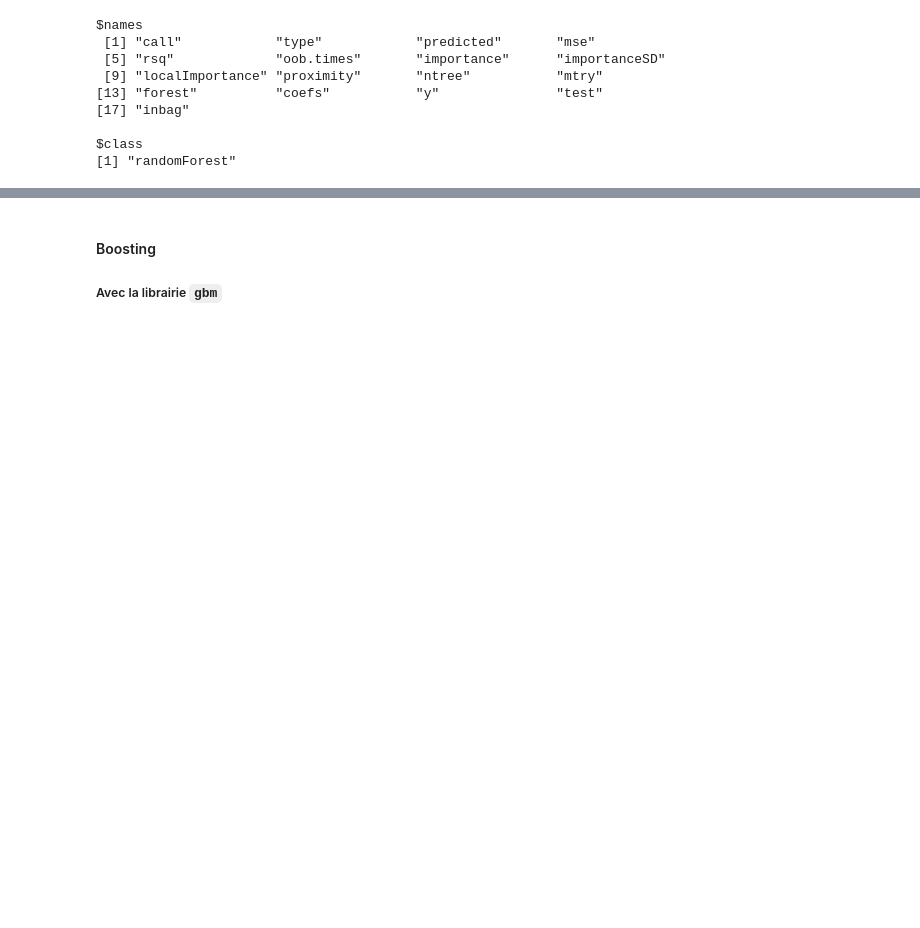
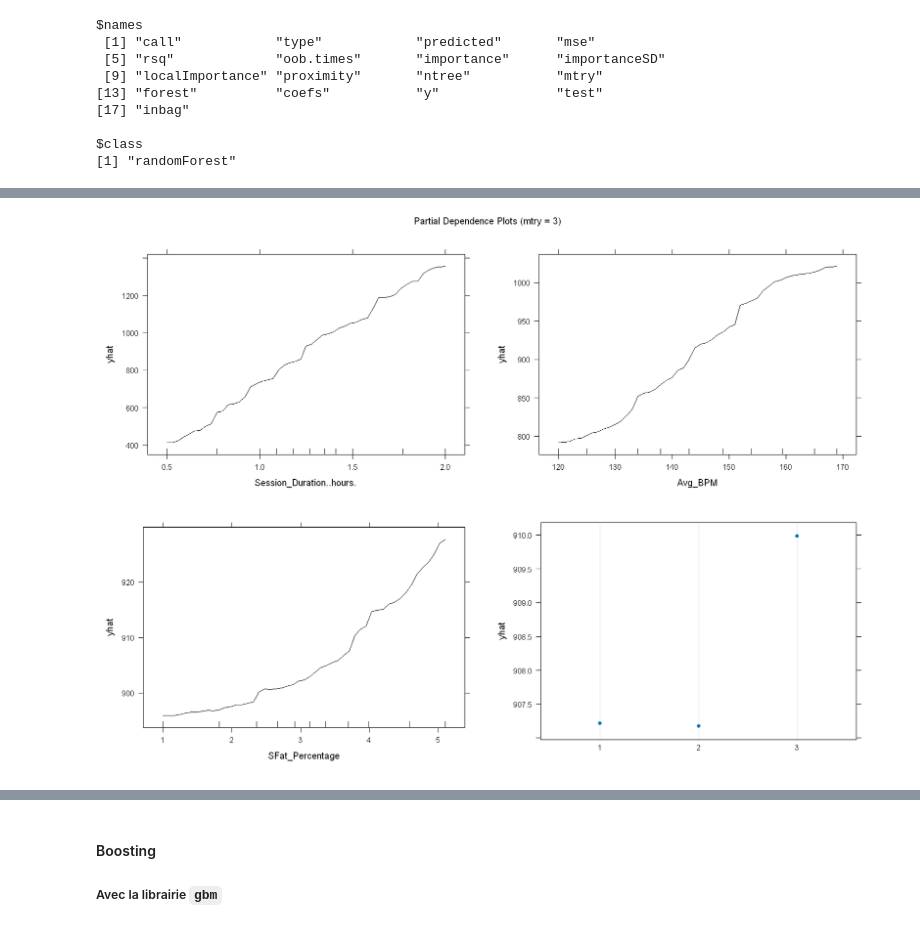
Before and after one commit to Dorianhgn/ProjetML4A, a Jupyter notebook: Calories_Burned/Dorian/R.ipynb, the cells around one changed output, grey strips where cells are left out. Saved outputs shown, nothing was run; the diff lists cells and outputs as text; code cells hidden in the pictures; blank space fills up the shorter version.

```diff
--- a/Calories_Burned/Dorian/R.ipynb
+++ b/Calories_Burned/Dorian/R.ipynb
@@ -711,0 +777,13 @@ rm(p1, p2)
+# %%
+library(pdp)
+p1 <- partial(rf.reg.cal, pred.var = "Session_Duration..hours.", plot = TRUE, rug = TRUE, train=gym_train, type="regression")
+p2 <- partial(rf.reg.cal, pred.var = "Avg_BPM", plot = TRUE, rug = TRUE, train=gym_train, type="regression")
+p3 <- partial(rf.reg.cal, pred.var = "SFat_Percentage", plot = TRUE, rug = TRUE, train=gym_train, type="regression")
+p4 <- partial(rf.reg.cal, pred.var = "Experience_Level", plot = TRUE, rug = TRUE, train=gym_train, type="auto")
+
+options(repr.plot.width=14, repr.plot.height=10)
+main = "Partial Dependence Plots (mtry = 3)"
+grid.arrange(p1, p2, p3, p4, ncol = 2, top = main)
+rm(p1, p2, p3, p4)
+# %% [output]
+[figure, added]
```
Also changed, not shown: parts of 13 cells of this notebook.
